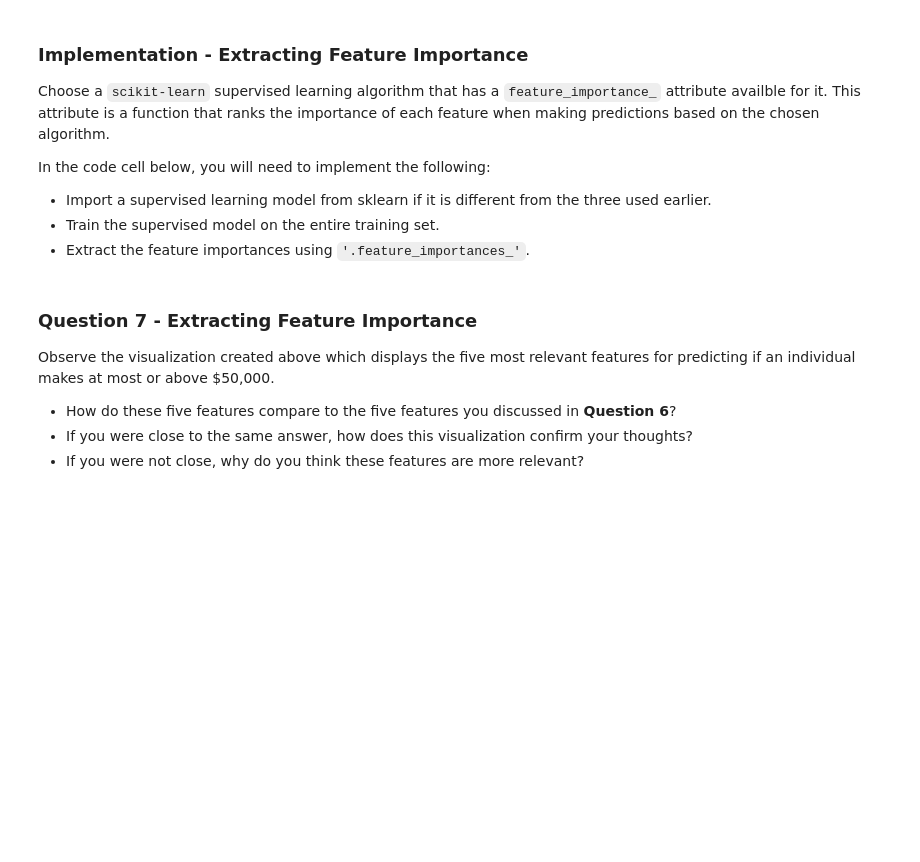
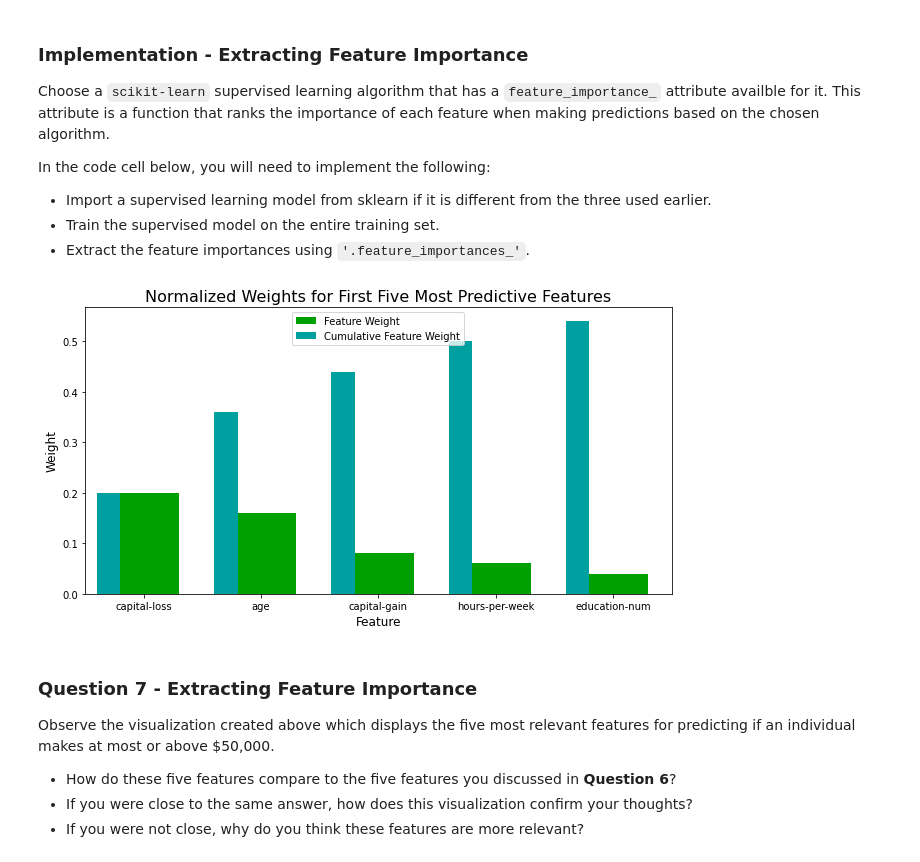
Before and after one commit to KOOKIIEStudios/IMLND-project-1, a Jupyter notebook: finding_donors.ipynb, the cells around one changed output. Saved outputs shown, nothing was run; the diff lists cells and outputs as text; code cells hidden in the pictures; blank space fills up the shorter version.

Commit message:
FEAT: Extracting feature importance

```diff
--- a/finding_donors.ipynb
+++ b/finding_donors.ipynb
@@ -625,16 +625,18 @@ In the code cell below, you will need to implement the following:
  - Extract the feature importances using `'.feature_importances_'`.
 # %%
 # TODO: Import a supervised learning model that has 'feature_importances_'
-
+# AdaBoost was already imported earlier
 
 # TODO: Train the supervised model on the training set using .fit(X_train, y_train)
-model = None
+model = AdaBoostClassifier(random_state=42).fit(X_train, y_train)
 
 # TODO: Extract the feature importances using .feature_importances_
-importances = None
+importances = model.feature_importances_
 
 # Plot
 vs.feature_plot(importances, X_train, y_train)
+# %% [output]
+[figure, added]
 # %% [markdown]
 ### Question 7 - Extracting Feature Importance
 
```
